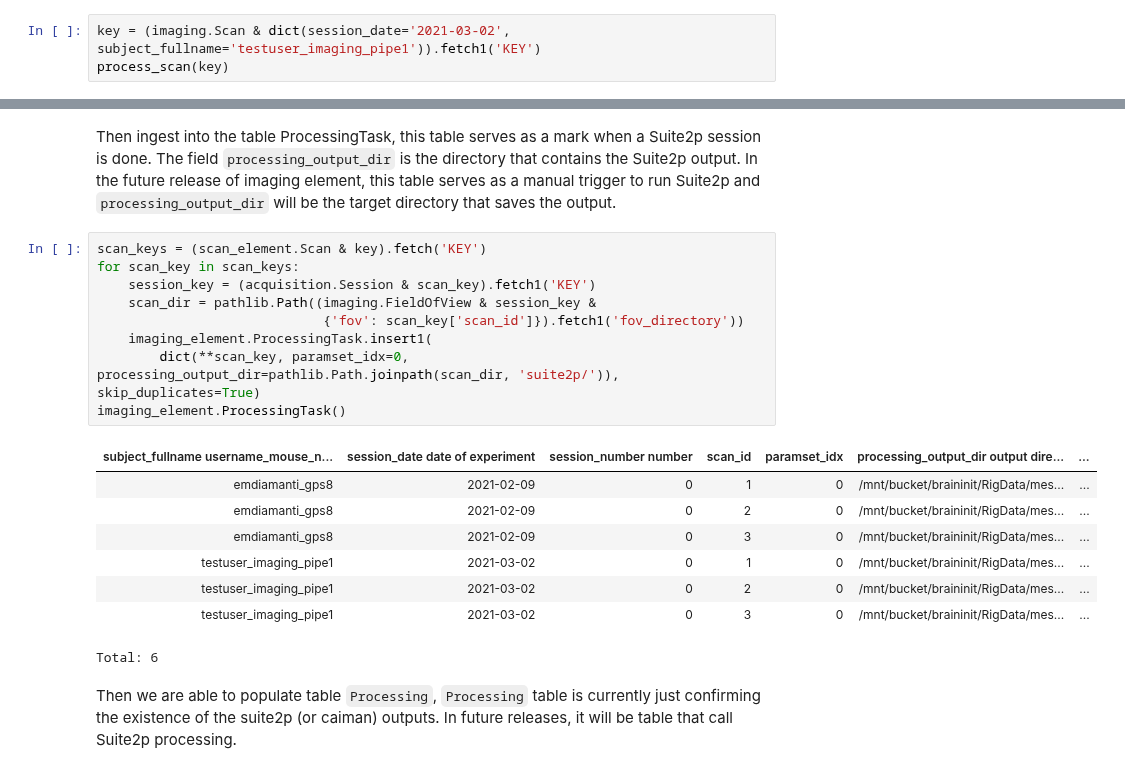
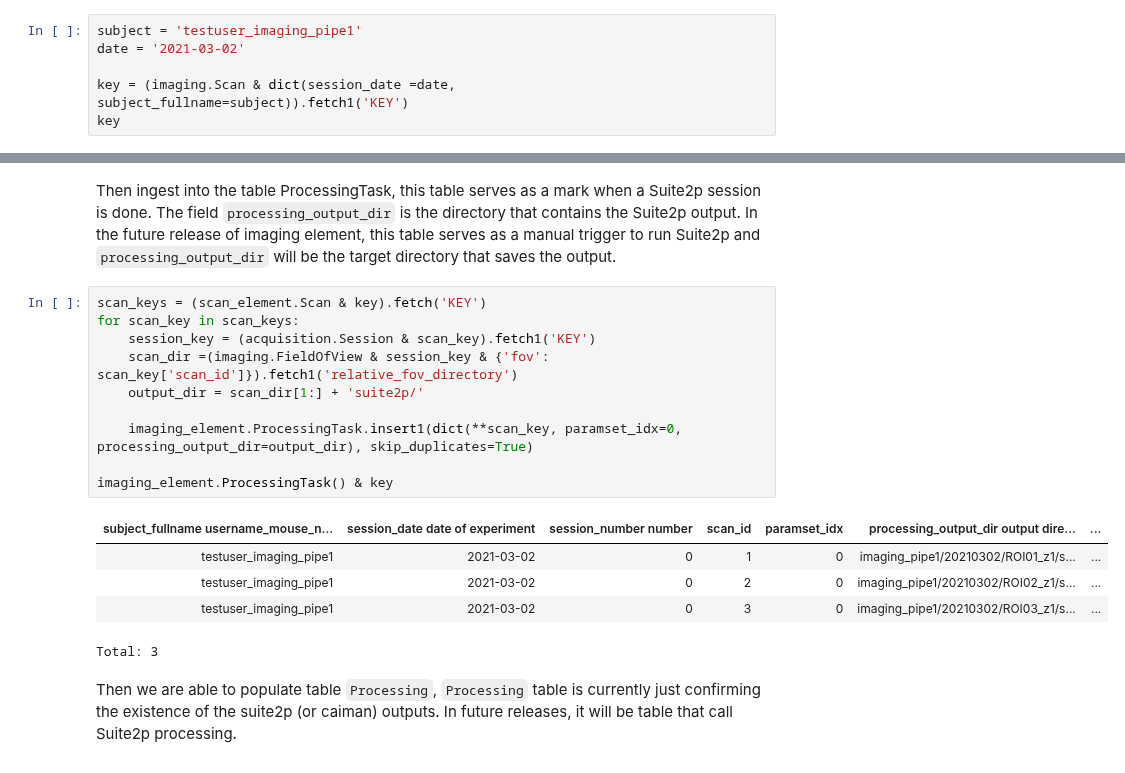
Before and after one commit to BrainCOGS/U19-pipeline-python, a Jupyter notebook: notebooks/imaging_element/02-process-imaging-workflow.ipynb, the cells around one changed output, grey strips where cells are left out. Drawn from its saved outputs; the diff is of its cells as text.

Commit message:
Changed imaging_element way to find paths for imaging files, added conf_file finding function

```diff
--- a/notebooks/imaging_element/02-process-imaging-workflow.ipynb
+++ b/notebooks/imaging_element/02-process-imaging-workflow.ipynb
@@ -58,5 +67,8 @@ dj.Diagram(acquisition.Session) + dj.Diagram(scan_element) + dj.Diagram(imaging_
 # %% [markdown]
 In the U19 pipeline, we have a table `imaging.Scan` that stores the scan information, in the imaging element, there are native scan tables to take care of the Scan meta information. We provided a function `u19_pipeline.ingest_imaging_element_ingest.process_scan` that ingest into table `scan_element.Scan` using information in the existing pipeline, for example the path to the tiff files.
 # %%
-key = (imaging.Scan & dict(session_date='2021-03-02', subject_fullname='testuser_imaging_pipe1')).fetch1('KEY')
-process_scan(key)
+subject = 'testuser_imaging_pipe1'
+date = '2021-03-02'
+
+key = (imaging.Scan & dict(session_date =date, subject_fullname=subject)).fetch1('KEY')
+key
@@ -150,21 +178,19 @@ Then ingest into the table ProcessingTask, this table serves as a mark when a Su
 # %%
 scan_keys = (scan_element.Scan & key).fetch('KEY')
 for scan_key in scan_keys:
     session_key = (acquisition.Session & scan_key).fetch1('KEY')
-    scan_dir = pathlib.Path((imaging.FieldOfView & session_key &
-                             {'fov': scan_key['scan_id']}).fetch1('fov_directory'))
-    imaging_element.ProcessingTask.insert1(
-        dict(**scan_key, paramset_idx=0, processing_output_dir=pathlib.Path.joinpath(scan_dir, 'suite2p/')), skip_duplicates=True)
-imaging_element.ProcessingTask()
+    scan_dir =(imaging.FieldOfView & session_key & {'fov': scan_key['scan_id']}).fetch1('relative_fov_directory')
+    output_dir = scan_dir[1:] + 'suite2p/'
+
+    imaging_element.ProcessingTask.insert1(dict(**scan_key, paramset_idx=0, processing_output_dir=output_dir), skip_duplicates=True)
+
+imaging_element.ProcessingTask() & key
 # %% [output]
 | subject_fullname username_mouse_n... | session_date date of experiment | session_number number | scan_id | paramset_idx | processing_output_dir output dire... | ... |
-| emdiamanti_gps8 | 2021-02-09 | 0 | 1 | 0 | /mnt/bucket/braininit/RigData/mes... | ... |
-| emdiamanti_gps8 | 2021-02-09 | 0 | 2 | 0 | /mnt/bucket/braininit/RigData/mes... | ... |
-| emdiamanti_gps8 | 2021-02-09 | 0 | 3 | 0 | /mnt/bucket/braininit/RigData/mes... | ... |
-| testuser_imaging_pipe1 | 2021-03-02 | 0 | 1 | 0 | /mnt/bucket/braininit/RigData/mes... | ... |
-| testuser_imaging_pipe1 | 2021-03-02 | 0 | 2 | 0 | /mnt/bucket/braininit/RigData/mes... | ... |
-| testuser_imaging_pipe1 | 2021-03-02 | 0 | 3 | 0 | /mnt/bucket/braininit/RigData/mes... | ... |
+| testuser_imaging_pipe1 | 2021-03-02 | 0 | 1 | 0 | imaging_pipe1/20210302/ROI01_z1/s... | ... |
+| testuser_imaging_pipe1 | 2021-03-02 | 0 | 2 | 0 | imaging_pipe1/20210302/ROI02_z1/s... | ... |
+| testuser_imaging_pipe1 | 2021-03-02 | 0 | 3 | 0 | imaging_pipe1/20210302/ROI03_z1/s... | ... |
-Total: 6
+Total: 3
 # %% [markdown]
 Then we are able to populate table `Processing`, `Processing` table is currently just confirming the existence of the suite2p (or caiman) outputs. In future releases, it will be table that call Suite2p processing.
 # %%
```
Also changed, not shown: parts of 14 cells of this notebook, 5 other files.
